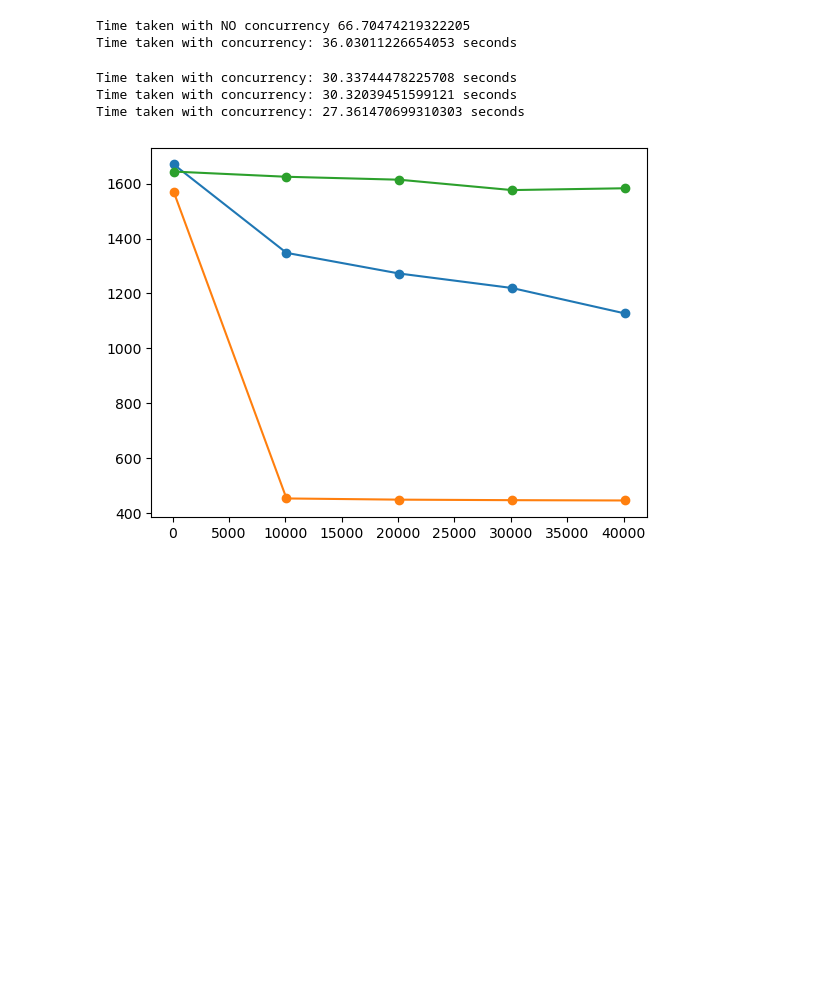
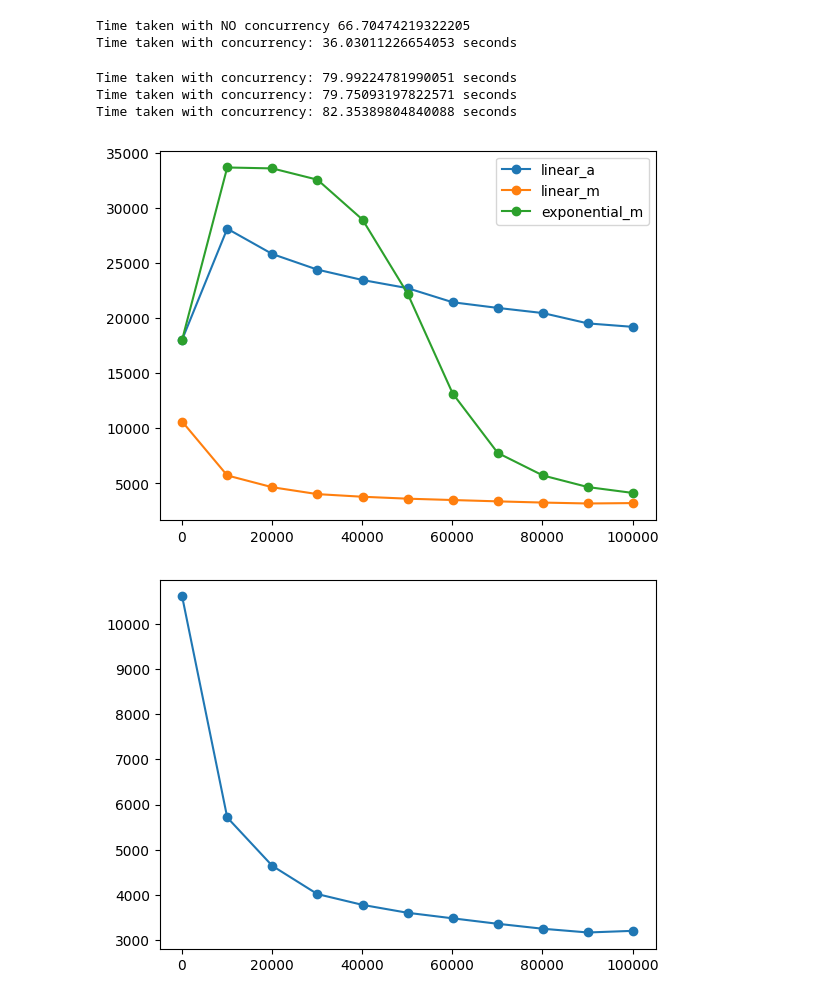
Before and after one commit to Foundnation/Stochastic-Simulation, a Jupyter notebook: TSM/tests.ipynb, the cells around one changed output. Saved outputs shown, nothing was run; the diff lists cells and outputs as text; code cells hidden in the pictures; blank space fills up the shorter version.

Commit message:
plotting update

```diff
--- a/TSM/tests.ipynb
+++ b/TSM/tests.ipynb
@@ -165,18 +165,24 @@ Time taken with NO concurrency 66.70474219322205
 Time taken with concurrency: 36.03011226654053 seconds
 # %%
 schedules = ['linear_a', 'linear_m', 'exponential_m']
-max_iterations_list = range(100, 40200, 10000)
+max_iterations_list = range(100, 100200, 10000)
 result = {}
 for schedule in schedules:
-    output = run_vary_maxiter_concurrent(num_runs=10, distances=distances_51, max_iterations_list=max_iterations_list,
+    output = run_vary_maxiter_concurrent(num_runs=10, distances=distances_280, max_iterations_list=max_iterations_list,
                                          cooling_schedule=schedule, final_temp=1E-4, alpha=1 - 1E-4)
     result[schedule] = output
 # %% [output]
-Time taken with concurrency: 30.33744478225708 seconds
-Time taken with concurrency: 30.32039451599121 seconds
-Time taken with concurrency: 27.361470699310303 seconds
+Time taken with concurrency: 79.99224781990051 seconds
+Time taken with concurrency: 79.75093197822571 seconds
+Time taken with concurrency: 82.35389804840088 seconds
 # %%
 for schedule in schedules:
-    plt.plot(max_iterations_list, result[schedule][0], 'o-')
+    plt.plot(max_iterations_list, result[schedule][0], 'o-', label=schedule)
+    plt.legend()
+plt.show()
+
+plt.plot(max_iterations_list, result['linear_m'][0], 'o-')
+plt.show()
 # %% [output]
-[figure, old version]
+[figure, new version]
+[figure, added]
```
